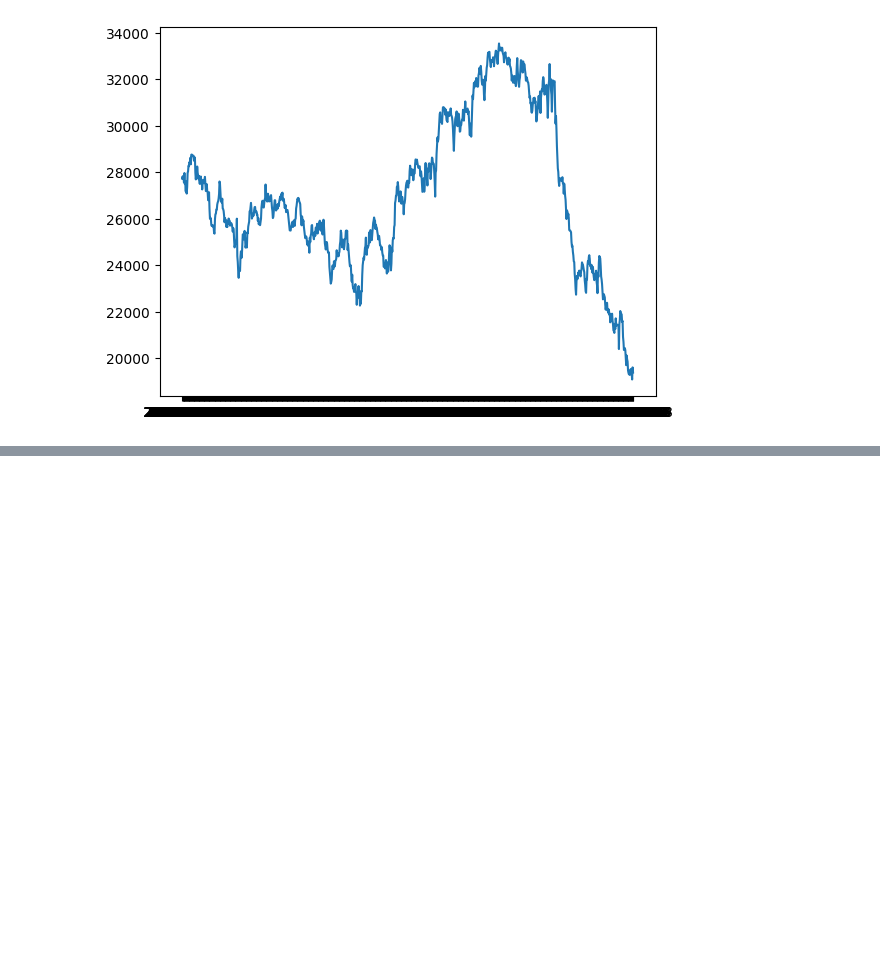
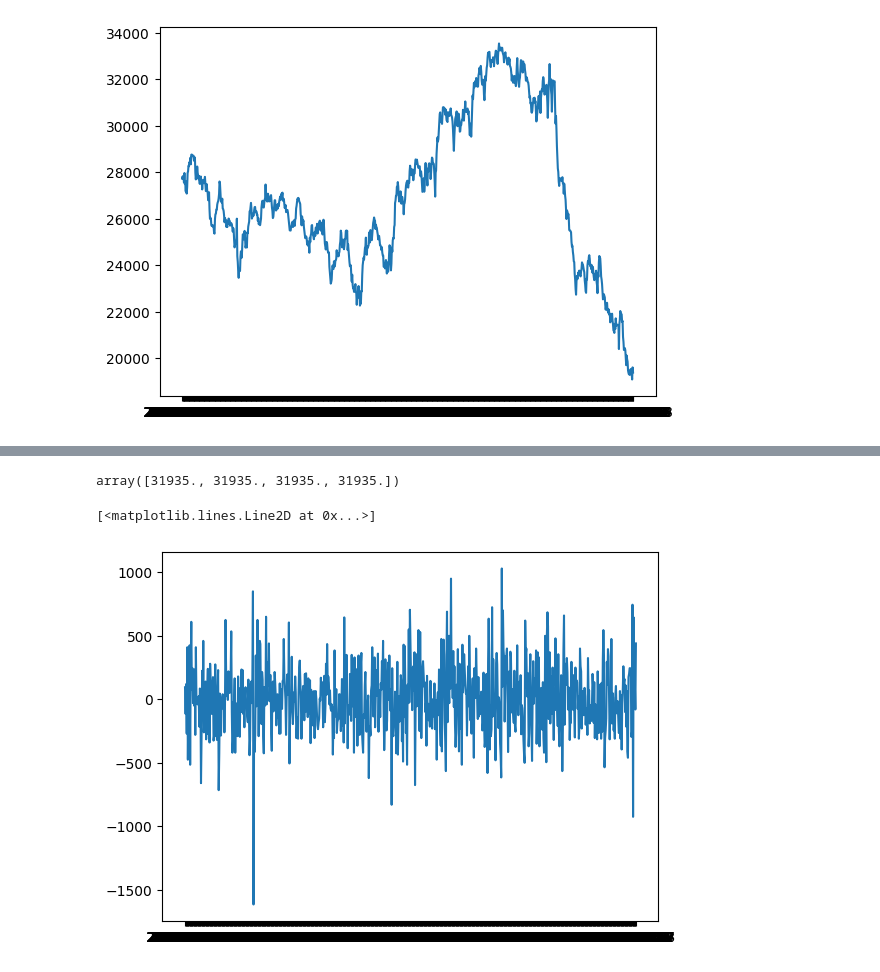
Before and after one commit to 456258zaq/2024_1_Deeplearning, a Jupyter notebook: 딥러닝개론_중간과제_이병훈.ipynb, the cells around one changed output, grey strips where cells are left out. Drawn from its saved outputs; the diff is of its cells as text; code cells hidden in the pictures; blank space fills up the shorter version.

```diff
--- a/딥러닝개론_중간과제_이병훈.ipynb
+++ b/딥러닝개론_중간과제_이병훈.ipynb
@@ -59,0 +122,10 @@ test_df = Tiger_Kospi_df.iloc[int(len(Tiger_Kospi_df)*0.8):] # test Set
+# %%
+auto_arima_model.predict(4)
+# %% [output]
+array([31935., 31935., 31935., 31935.])
+# %%
+diff_1 = train_df["종가"].diff().dropna()
+plt.plot(diff_1)
+# %% [output]
+[<matplotlib.lines.Line2D at 0x...>]
+[figure, added]
```
Also changed, not shown: parts of 12 cells of this notebook.
